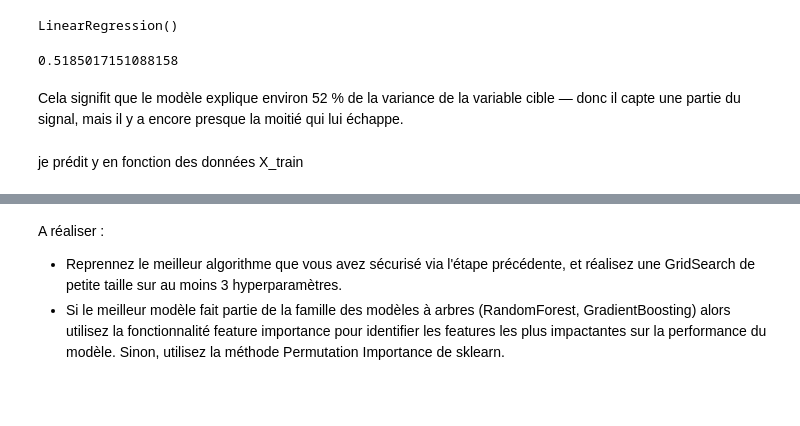
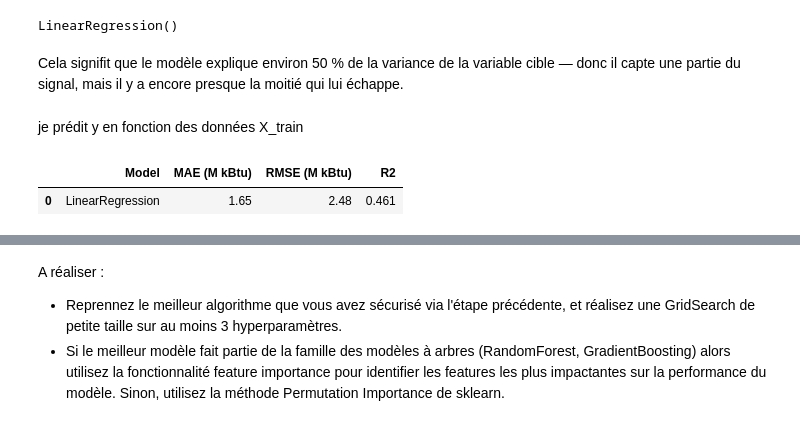
Before and after one commit to Solisdata/projet6_ml_api, a Jupyter notebook: 2_modelisation_supervisée.ipynb, the cells around one changed output, grey strips where cells are left out. Drawn from its saved outputs; the diff is of its cells as text; code cells hidden in the pictures; blank space fills up the shorter version.

```diff
--- a/2_modelisation_supervisée.ipynb
+++ b/2_modelisation_supervisée.ipynb
@@ -230,4 +244,21 @@ A réaliser :
 Mon objectif est de prédire les consommations d'énergies : Expliquer/prédire une variable cible. La régression linéaire réponds à cet objectif
 # %% [markdown]
 ### 3.1 fonctions
+# %%
+def evaluate_to_df(model,X_test, y_test, y_pred_test, model_name="Model"):
+
+    # Calcul des métriques
+    mae = mean_absolute_error(y_test, y_pred_test)
+    rmse = np.sqrt(mean_squared_error(y_test, y_pred_test))
+    r2 = model.score(X_test, y_test)
+
+    # Création du DataFrame
+    results_df = pd.DataFrame([{
+        "Model": model_name,
+        "MAE (M kBtu)": round(mae / 1_000_000, 2),
+        "RMSE (M kBtu)": round(rmse / 1_000_000, 2),
+        "R2": round(r2, 3)
+    }])
+
+    return results_df
 # %%
@@ -278,12 +299,14 @@ lin_reg = LinearRegression()
 lin_reg.fit(X_train, y_train)
 # %% [output]
 LinearRegression()
-# %%
-#R²
-lin_reg.score(X_test, y_test)
-# %% [output]
-0.5185017151088158
 # %% [markdown]
-Cela signifit que le modèle explique environ 52 % de la variance de la variable cible — donc il capte une partie du signal, mais il y a encore presque la moitié qui lui échappe.
+Cela signifit que le modèle explique environ 50 % de la variance de la variable cible — donc il capte une partie du signal, mais il y a encore presque la moitié qui lui échappe.
 # %% [markdown]
 je prédit y en fonction des données X_train
+# %%
+y_pred_test = lin_reg.predict(X_test)
+df_results_lr = evaluate_to_df(lin_reg, X_test, y_test, y_pred_test, model_name="LinearRegression")
+df_results_lr
+# %% [output]
+|  | Model | MAE (M kBtu) | RMSE (M kBtu) | R2 |
+| 0 | LinearRegression | 1.65 | 2.48 | 0.461 |
```
Also changed, not shown: parts of 39 cells of this notebook, 2 other files.
